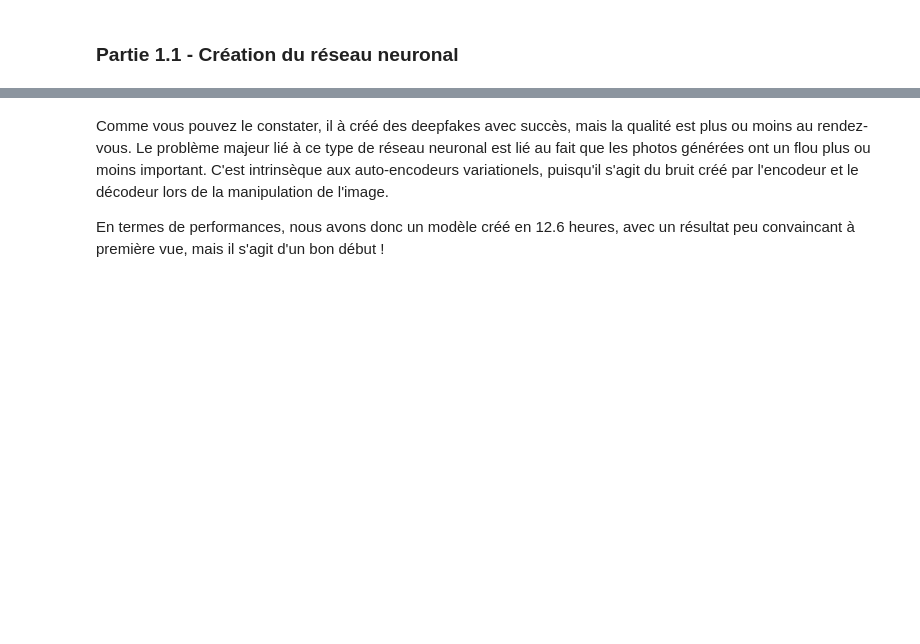
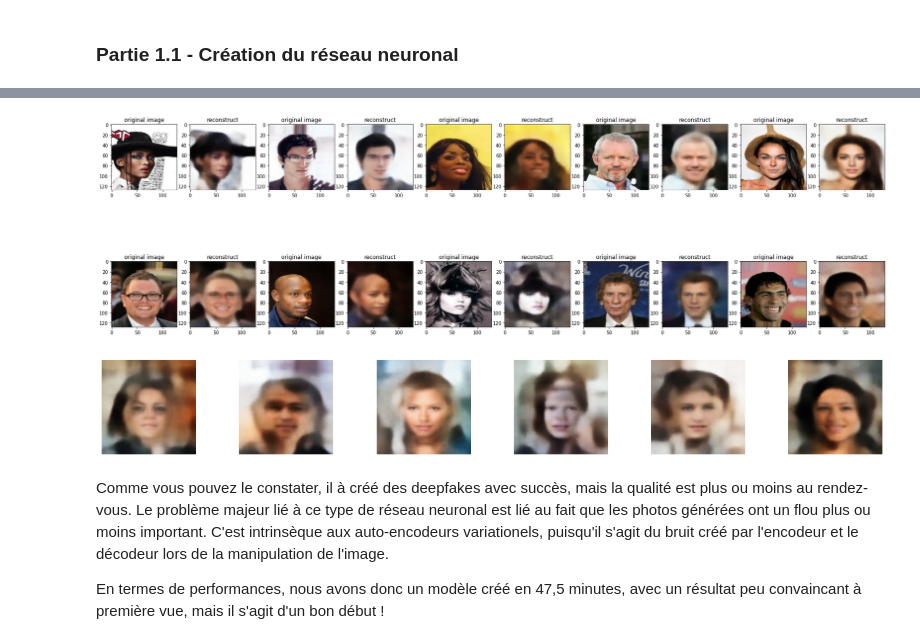
Before and after one commit to BellezaEmporium/Deepfake-ADS, a Jupyter notebook: ADS Algo 1 VAE.ipynb, the cells around one changed output, grey strips where cells are left out. Drawn from its saved outputs; the diff is of its cells as text; code cells hidden in the pictures; blank space fills up the shorter version.

```diff
--- a/ADS Algo 1 VAE.ipynb
+++ b/ADS Algo 1 VAE.ipynb
@@ -75,2 +71,7 @@ image_batch = next(iter(images_ds))
+# %%
+train_paths, valid_paths, _, _ = train_test_split(filenames, filenames, test_size=0.2, shuffle=True)
+
+train_dataset = build_dataset(train_paths, batch_size=128)
+valid_dataset = build_dataset(valid_paths, batch_size=128)
 # %% [markdown]
 ### Partie 1.1 - Création du réseau neuronal
@@ -266,0 +197,21 @@ Clipping input data to the valid range for imshow with RGB data ([0..1] for floa
+# %%
+VAE_N_EPOCHS = 10
+
+checkpoint_vae_best = ModelCheckpoint(os.path.join(WEIGHTS_FOLDER, 'VAE/vae_best_model.h5'),
+                                      monitor='val_loss',
+                                      mode='min',
+                                      save_best_only=True,
+                                      save_weights_only = True,
+                                      verbose=1)
+
+checkpoint_vae_last = ModelCheckpoint(os.path.join(WEIGHTS_FOLDER, 'VAE/vae_last_model.h5'),
+                                      monitor='val_loss',
+                                      mode='min',
+                                      verbose=1,
+                                      save_best_only=False,
+                                      save_weights_only=True)
+
+var_autoencoder.fit(train_dataset,
+                    epochs=VAE_N_EPOCHS,
+                    callbacks=[checkpoint_vae_best, checkpoint_vae_last],
+                    validation_data=valid_dataset)
@@ -267,4 +237,41 @@ Clipping input data to the valid range for imshow with RGB data ([0..1] for floa
+# %%
+test_dataset = build_dataset(valid_paths, test=True)
+var_autoencoder.load_weights(os.path.join(WEIGHTS_FOLDER, 'VAE/vae_last_model.h5'))
+# %%
+data = list(test_dataset.take(20))
+
+fig = plt.figure(figsize=(30, 10))
+for n in range(0, 20, 2):
+    image = var_autoencoder.predict(data[n])
+
+    plt.subplot(2, 10, n + 1)
+    plt.imshow(np.squeeze(data[n]))
+    plt.title('original image')
+
+    plt.subplot(2, 10, n + 2)
+    plt.imshow(np.squeeze(image))
+    plt.title('reconstruct')
+
+plt.show()
+# %% [output]
+[figure, added]
+# %%
+def vae_generate_images(new_to_show=10):
+    random_codes = np.random.normal(size=(new_to_show, 200))
+    new_faces = var_decoder.predict(np.array(random_codes))
+
+    fig = plt.figure(figsize=(30, 15))
+
+    for i in range(new_to_show):
+        ax = fig.add_subplot(6, 10, i+1)
+        ax.imshow(new_faces[i])
+        ax.axis('off')
+    plt.show()
+
+vae_generate_images(6)
+# %% [output]
+[figure, added]
 # %% [markdown]
 Comme vous pouvez le constater, il à créé des deepfakes avec succès, mais la qualité est plus ou moins au rendez-vous. Le problème majeur lié à ce type de réseau neuronal est lié au fait que les photos générées ont un flou plus ou moins important. C'est intrinsèque aux auto-encodeurs variationels, puisqu'il s'agit du bruit créé par l'encodeur et le décodeur lors de la manipulation de l'image.
 
-En termes de performances, nous avons donc un modèle créé en 12.6 heures, avec un résultat peu convaincant à première vue, mais il s'agit d'un bon début !
+En termes de performances, nous avons donc un modèle créé en 47,5 minutes, avec un résultat peu convaincant à première vue, mais il s'agit d'un bon début !
```
Also changed, not shown: parts of 16 cells of this notebook.
